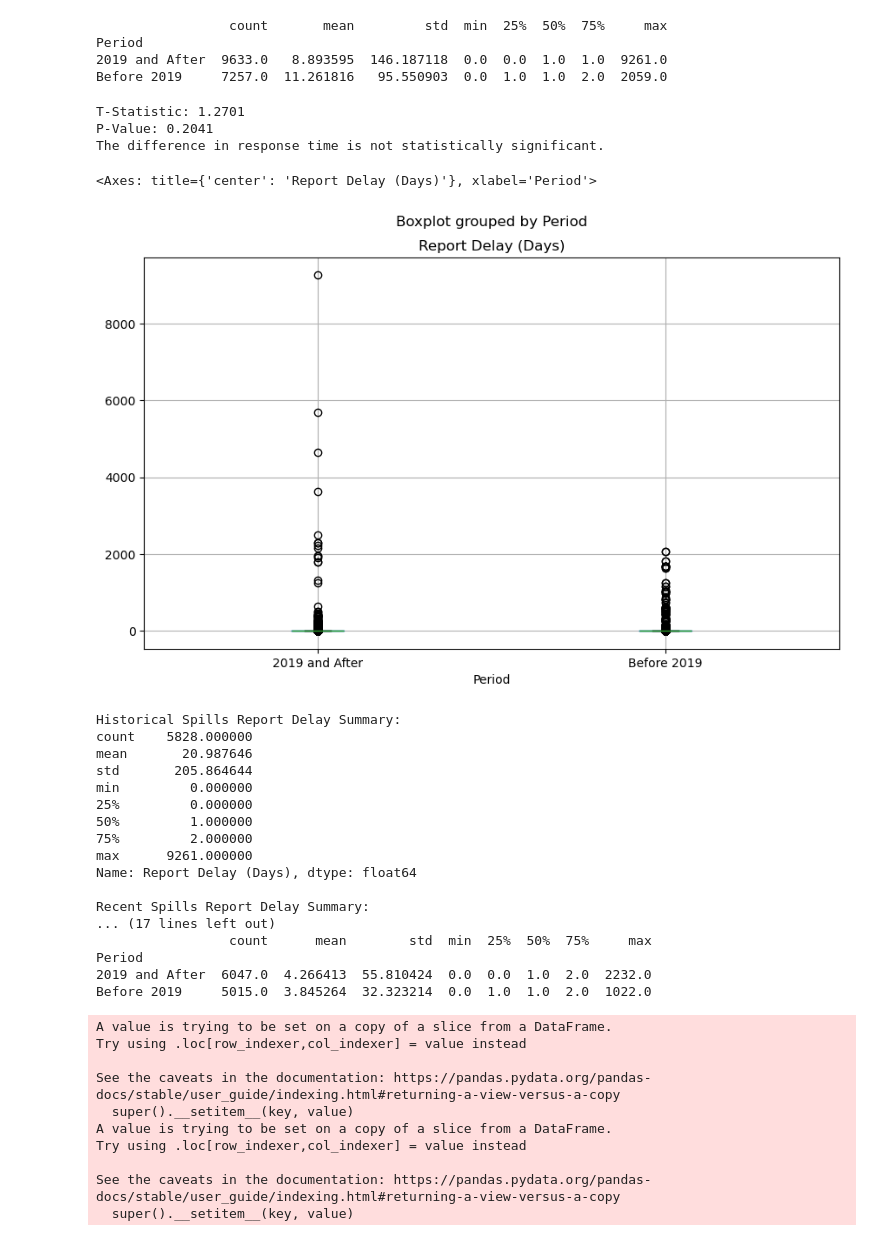
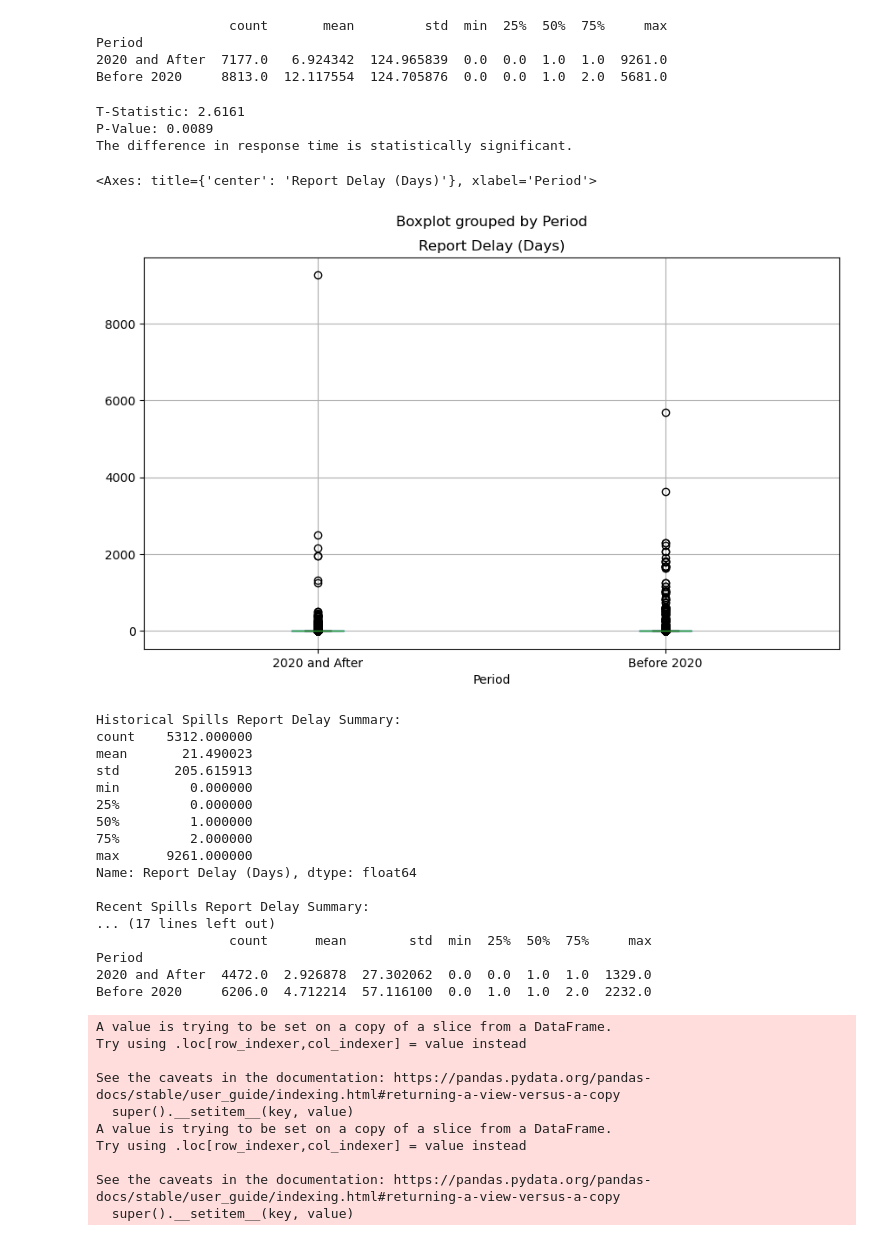
Before and after one commit to dadams-AU/colorado_spills, a Jupyter notebook: analysis/analysis5.ipynb, the cells around one changed output. Drawn from its saved outputs; the diff is of its cells as text; code cells hidden in the pictures.

Commit message:
2020! we have our data for ASPA

```diff
--- a/analysis/analysis5.ipynb
+++ b/analysis/analysis5.ipynb
@@ -35,6 +33,10 @@ spills_gdf = gpd.GeoDataFrame(spills, crs='EPSG:4326')
 # Ensure date columns are in datetime format
 spills_gdf['Date of Discovery'] = pd.to_datetime(spills_gdf['Date of Discovery'])
 spills_gdf['Initial Report Date'] = pd.to_datetime(spills_gdf['Initial Report Date'])
+# %%
+# drop 2024 data for date of discovery and initial report date
+spills_gdf = spills_gdf[spills_gdf['Date of Discovery'].dt.year < 2024]
+spills_gdf = spills_gdf[spills_gdf['Initial Report Date'].dt.year < 2024]
 # %%
 # Separate Historical vs. Recent Spills
 historical_spills = spills_gdf[spills_gdf['Spill Type'] == 'Historical']
@@ -139,6 +141,6 @@ plt.show()
 # %%
-# Add a column to indicate whether the spill occurred before or after 2021
-spills_gdf['Period'] = spills_gdf['Report Year'].apply(lambda x: 'Before 2021' if x < 2021 else '2021 and After')
+# Add a column to indicate whether the spill occurred before or after 2020
+spills_gdf['Period'] = spills_gdf['Report Year'].apply(lambda x: 'Before 2020' if x < 2020 else '2020 and After')
 
 # Group by the new period column and calculate the mean response time
 response_time_summary = spills_gdf.groupby('Period')['Report Delay (Days)'].describe()
@@ -146,40 +148,40 @@ print(response_time_summary)
 # %% [output]
                  count       mean         std  min  25%  50%  75%     max
 Period
-2019 and After  9633.0   8.893595  146.187118  0.0  0.0  1.0  1.0  9261.0
-Before 2019     7257.0  11.261816   95.550903  0.0  1.0  1.0  2.0  2059.0
+2020 and After  7177.0   6.924342  124.965839  0.0  0.0  1.0  1.0  9261.0
+Before 2020     8813.0  12.117554  124.705876  0.0  0.0  1.0  2.0  5681.0
 # %%
-# t-test for the difference in response time before and after 2021
+# t-test for the difference in response time before and after 2020
 from scipy.stats import ttest_ind
 
-before_2021 = spills_gdf[spills_gdf['Period'] == 'Before 2021']['Report Delay (Days)']
-after_2021 = spills_gdf[spills_gdf['Period'] == '2021 and After']['Report Delay (Days)']
+before_2020 = spills_gdf[spills_gdf['Period'] == 'Before 2020']['Report Delay (Days)']
+after_2020 = spills_gdf[spills_gdf['Period'] == '2020 and After']['Report Delay (Days)']
 
-t_stat, p_value = ttest_ind(before_2021, after_2021, equal_var=False)
+t_stat, p_value = ttest_ind(before_2020, after_2020, equal_var=False)
 print(f'T-Statistic: {t_stat:.4f}')
 print(f'P-Value: {p_value:.4f}')
 
 # Check if the difference is statistically significant
 if p_value < 0.05:
     print('The difference in response time is statistically significant.')
 else:
     print('The difference in response time is not statistically significant.')
 
-# Create a plot for the response time distribution before and after 2021
+# Create a plot for the response time distribution before and after 2020
 fig, ax = plt.subplots(figsize=(10, 6))
 
 # Plot the response time distribution for each period
 spills_gdf.boxplot(column='Report Delay (Days)', by='Period', ax=ax)
 # %% [output]
-T-Statistic: 1.2701
-P-Value: 0.2041
-The difference in response time is not statistically significant.
+T-Statistic: 2.6161
+P-Value: 0.0089
+The difference in response time is statistically significant.
 <Axes: title={'center': 'Report Delay (Days)'}, xlabel='Period'>
-[figure, old version]
+[figure, new version]
 # %%
-# Add a column to indicate whether the spill occurred before or after 2021 for historical and recent spills
-historical_spills['Period'] = historical_spills['Report Year'].apply(lambda x: 'Before 2021' if x < 2021 else '2021 and After')
-recent_spills['Period'] = recent_spills['Report Year'].apply(lambda x: 'Before 2021' if x < 2021 else '2021 and After')
+# Add a column to indicate whether the spill occurred before or after 2020 for historical and recent spills
+historical_spills['Period'] = historical_spills['Report Year'].apply(lambda x: 'Before 2020' if x < 2020 else '2020 and After')
+recent_spills['Period'] = recent_spills['Report Year'].apply(lambda x: 'Before 2020' if x < 2020 else '2020 and After')
 
 # Historical Spills Analysis
 historical_report_delay_summary = historical_spills['Report Delay (Days)'].describe()
@@ -202,9 +204,9 @@ print("\nRecent Spills Response Time Summary:")
 print(recent_response_time_summary)
 # %% [output]
 Historical Spills Report Delay Summary:
-count    5828.000000
-mean       20.987646
-std       205.864644
+count    5312.000000
+mean       21.490023
+std       205.615913
 min         0.000000
 25%         0.000000
 50%         1.000000
@@ -216,8 +218,8 @@ Recent Spills Report Delay Summary:
 ... (17 lines left out)
                  count      mean        std  min  25%  50%  75%     max
 Period
-2019 and After  6047.0  4.266413  55.810424  0.0  0.0  1.0  2.0  2232.0
-Before 2019     5015.0  3.845264  32.323214  0.0  1.0  1.0  2.0  1022.0
+2020 and After  4472.0  2.926878  27.302062  0.0  0.0  1.0  1.0  1329.0
+Before 2020     6206.0  4.712214  57.116100  0.0  1.0  1.0  2.0  2232.0
 A value is trying to be set on a copy of a slice from a DataFrame.
 Try using .loc[row_indexer,col_indexer] = value instead
 
```
Also changed, not shown: parts of 9 cells of this notebook.
